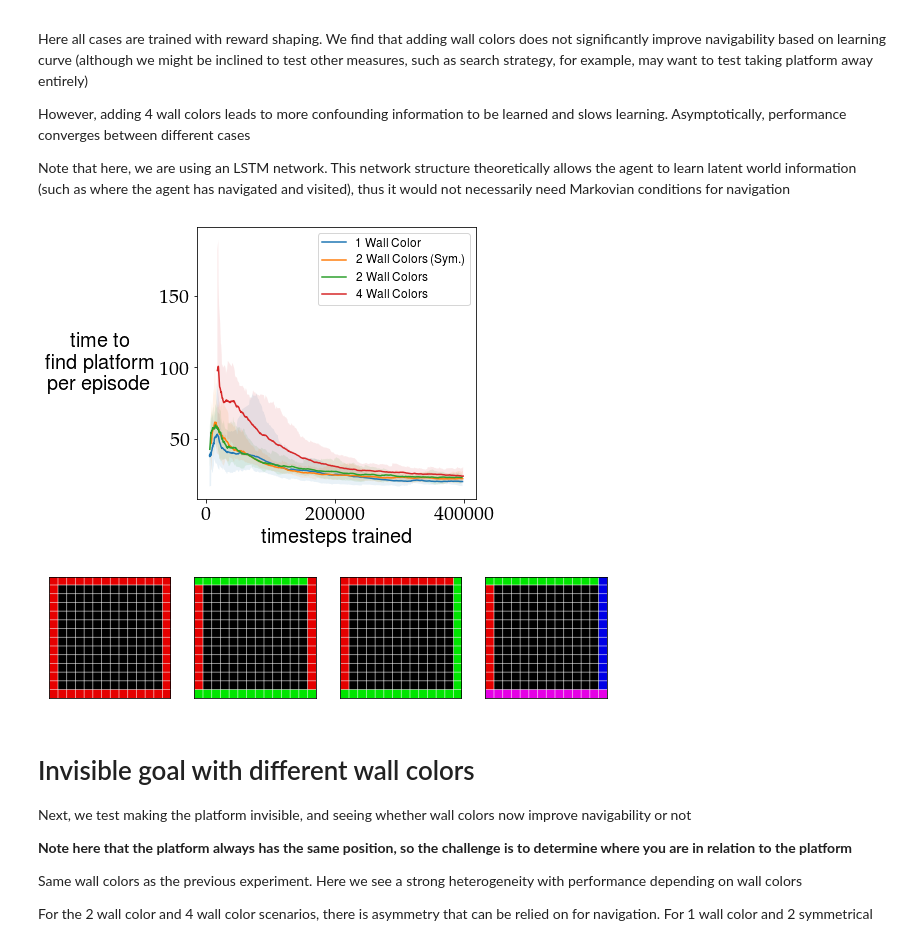
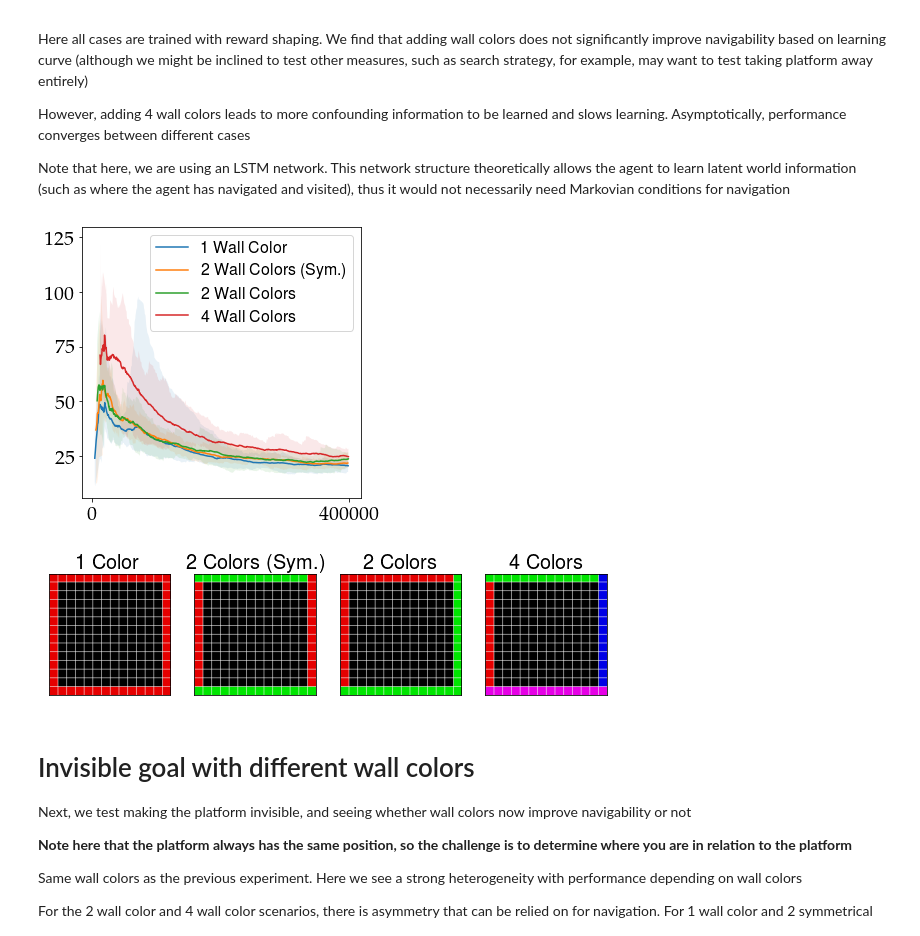
Before and after one commit to liuandrew/training-rl-algo, a Jupyter notebook: write_and_test/data_visualize.ipynb, the cells around one changed output. Drawn from its saved outputs; the diff is of its cells as text; code cells hidden in the pictures.

Commit message:
Added plots used in oral presentation, added initial representation learning tests, updated print runs fuction

```diff
--- a/write_and_test/data_visualize.ipynb
+++ b/write_and_test/data_visualize.ipynb
@@ -258,38 +224,39 @@ for i in range(4):
     last_xs = []
     inters = []
     for j in range(len(datas[i])):
         df = datas[i][j]
 
         first_xs.append(df.iloc[0]['global_step'])
         last_xs.append(df.iloc[-1]['global_step'])
 
         inter = scipy.interpolate.interp1d(df['global_step'], df['ewm'])
         inters.append(inter)
 
         # plt.plot(df['global_step'], df['ewm'])
 
     min_x = np.max(first_xs)
     max_x = np.min(last_xs)
     xs = np.arange(min_x, max_x, 200)
     ys = np.zeros((len(datas[i]), len(xs)))
 
     for j in range(len(datas[i])):
         ys[j] = inters[j](xs)
 
     plt.fill_between(xs, ys.min(axis=0), ys.max(axis=0), alpha=0.1)
     plt.plot(xs, ys.mean(axis=0), label=labels[i])
 
 
 
-plt.legend(fontsize=12)
+plt.legend(fontsize=16)
+plt.xticks([0, 400000])
 # plt.title('Effect of wall colors on training (visible platform, reward shaping 1)')
-plt.ylabel('time to\nfind platform\nper episode', rotation=0, va='center', labelpad=60,
-          **axfont)
-plt.xlabel('timesteps trained', **axfont)
+# plt.ylabel('time to\nfind platform\nper episode', rotation=0, va='center', labelpad=60,
+#           **axfont)
+# plt.xlabel('timesteps trained', **axfont)
 
 plt.savefig(save_folder + '2_visible_platform_wall_colors', bbox_inches='tight')
 # %% [output]
-[figure, old version]
+[figure, new version]
 # %%
 def render(self, mode='human', ax=None):
     if ax is None:
@@ -329,7 +296,7 @@ import gym
 import gym_nav
 
 colors = [1, 2, 2.5, 4]
-label_list = ['1 Wall Color', '2 Wall Colors (Sym.)', '2 Wall Colors', '4 Wall Colors']
+label_list = ['1 Color', '2 Colors (Sym.)', '2 Colors', '4 Colors']
 
 
 fig, ax = plt.subplots(1, 4, figsize=(10, 3))
@@ -346,10 +313,10 @@ for x, color in enumerate(colors):
     env.render(env, ax=ax[x])
     ax[x].set_xticks([])
     ax[x].set_yticks([])
-    # ax[x].set_title(label_list[x])
+    ax[x].set_title(label_list[x], fontsize=20)
 plt.savefig(save_folder + '2a_wall_colors.png', bbox_inches='tight')
 # %% [output]
-[figure, old version]
+[figure, new version]
 # %% [markdown]
 # Invisible goal with different wall colors
 
```
Also changed, not shown: parts of 24 cells of this notebook, 40 other files.
